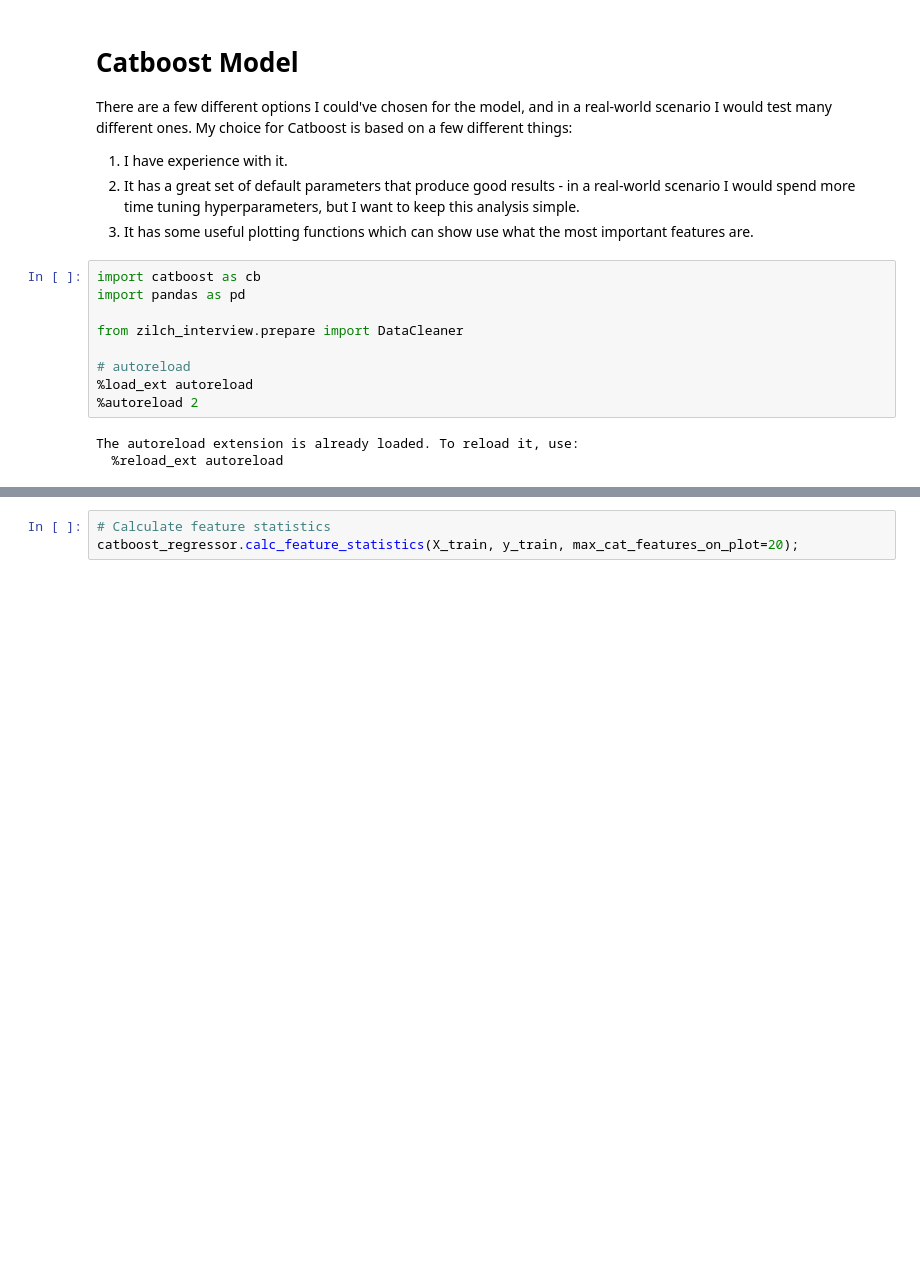
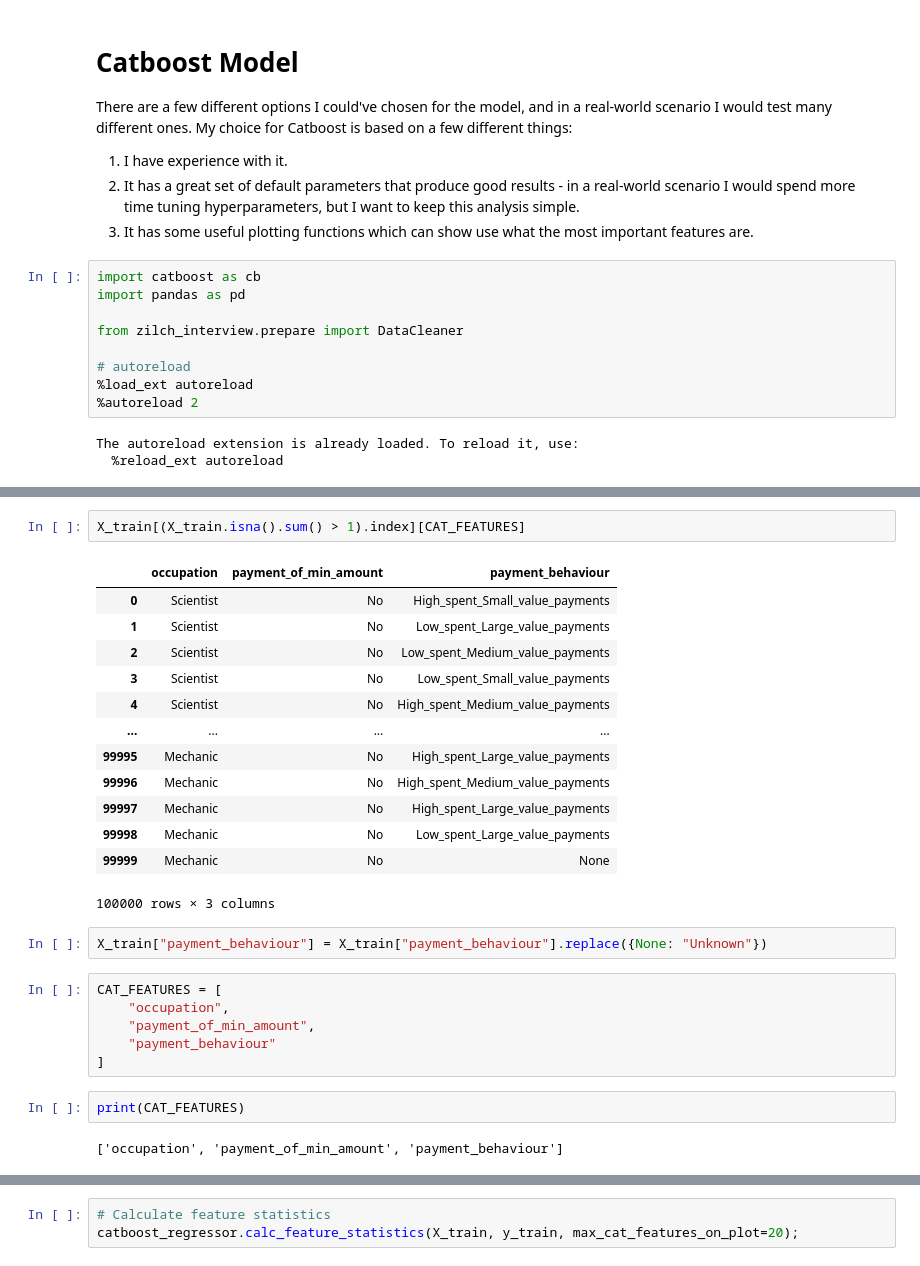
Before and after one commit to jgk-iles/zilch_interview, a Jupyter notebook: notebooks/catboost.ipynb, the cells around one changed output, grey strips where cells are left out. Drawn from its saved outputs; the diff is of its cells as text; blank space fills up the shorter version.

```diff
--- a/notebooks/catboost.ipynb
+++ b/notebooks/catboost.ipynb
@@ -59,0 +51,28 @@ Name: credit_score_target, dtype: float64
+# %%
+X_train[(X_train.isna().sum() > 1).index][CAT_FEATURES]
+# %% [output]
+|  | occupation | payment_of_min_amount | payment_behaviour |
+| 0 | Scientist | No | High_spent_Small_value_payments |
+| 1 | Scientist | No | Low_spent_Large_value_payments |
+| 2 | Scientist | No | Low_spent_Medium_value_payments |
+| 3 | Scientist | No | Low_spent_Small_value_payments |
+| 4 | Scientist | No | High_spent_Medium_value_payments |
+| ... | ... | ... | ... |
+| 99995 | Mechanic | No | High_spent_Large_value_payments |
+| 99996 | Mechanic | No | High_spent_Medium_value_payments |
+| 99997 | Mechanic | No | High_spent_Large_value_payments |
+| 99998 | Mechanic | No | Low_spent_Large_value_payments |
+| 99999 | Mechanic | No | None |
+100000 rows × 3 columns
+# %%
+X_train["payment_behaviour"] = X_train["payment_behaviour"].replace({None: "Unknown"})
+# %%
+CAT_FEATURES = [
+    "occupation",
+    "payment_of_min_amount",
+    "payment_behaviour"
+]
+# %%
+print(CAT_FEATURES)
+# %% [output]
+['occupation', 'payment_of_min_amount', 'payment_behaviour']
```
Also changed, not shown: parts of 8 cells of this notebook, 9 other files.
